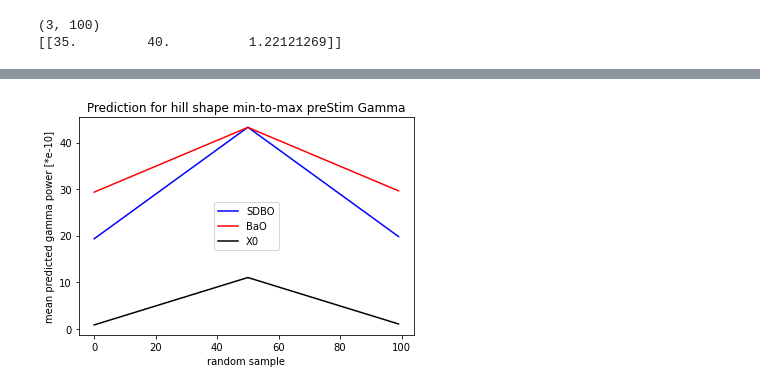
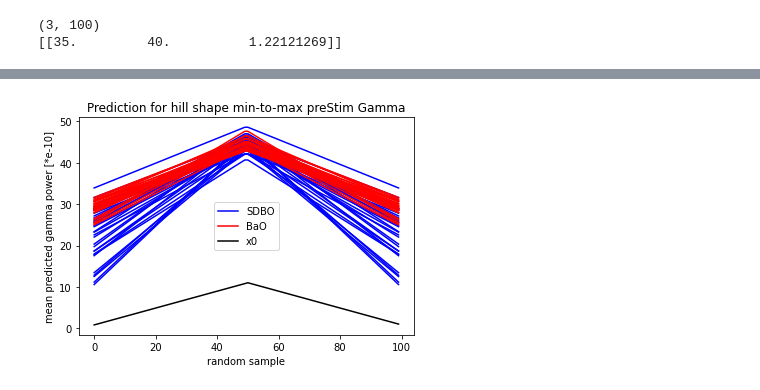
Before and after one commit to Simurgh818/NeuroGaussianProcess, a Jupyter notebook: state_dr_gp.ipynb, the cells around one changed output, grey strips where cells are left out. Cells and saved outputs as stored; diff of their text form; code cells hidden in the pictures.

Commit message:
sampling for SDBO and plotting updates

```diff
--- a/state_dr_gp.ipynb
+++ b/state_dr_gp.ipynb
@@ -199,13 +199,15 @@ Optimization status: Converged
 # %% [markdown]
 #### Sampling
 # %%
-posteriorTestY_BaO = np.empty((100, 1))
-simY_BaO = np.empty((100, 1))
-simMse_BaO = np.empty((100, 1))
+posteriorTestY_BaO = np.empty((100, 30))
+simY_BaO = np.empty((100, 30))
+simMse_BaO = np.empty((100, 30))
 
-for i in range(99):
-    # print(i)
-    posteriorTestY_BaO[i:i+2,0], simY_BaO[i:i+2, ], simMse_BaO[i:i+2,] = model.sample(testX_BaO, trained_model_BaO);
+for j in range(30):
+
+    for i in range(99):
+        # print(i)
+        posteriorTestY_BaO[i:i+2, j], simY_BaO[i:i+2, j:j+1], simMse_BaO[i:i+2, j:j+1] = model.sample(testX_BaO, trained_model_BaO);
 
 print("mean is: \n",simY_BaO[0],"\n\n Variance is: \n", simMse_BaO[0])
 # posteriorTestY
@@ -301,0 +342,7 @@ posteriorTestY_SDBO, simY_SDBO, simMse_SDBO = model.sample(testX, trained_model)
+# %%
+posteriorTestY_SDBO = np.empty((100, 30))
+simY_SDBO = np.empty((100, 30))
+simMse_SDBO = np.empty((100, 30))
+
+for j in range(30):
+    posteriorTestY_SDBO[:, j], simY_SDBO[:, j:j+1], simMse_SDBO[:, j:j+1] = model.sample(testX, trained_model);
@@ -317,9 +373,10 @@ mean is:
 # %%
-hill_posteriorTestY_SDBO = np.empty((100))
-min_posteriorTestY_SDBO = np.min(posteriorTestY_SDBO)
-max_posteriorTestY_SDBO = np.max(posteriorTestY_SDBO)
-step_size = (max_posteriorTestY_SDBO-min_posteriorTestY_SDBO)/50
-hill_posteriorTestY_SDBO[0:50] = np.arange(min_posteriorTestY_SDBO, max_posteriorTestY_SDBO, step_size)
-hill_posteriorTestY_SDBO[50:100] = np.arange(max_posteriorTestY_SDBO,min_posteriorTestY_SDBO, -step_size)
+hill_posteriorTestY_SDBO = np.empty((100,30))
+min_posteriorTestY_SDBO = np.min(posteriorTestY_SDBO, axis=0)
+max_posteriorTestY_SDBO = np.max(posteriorTestY_SDBO, axis=0)
+# step_size = (max_posteriorTestY_SDBO-min_posteriorTestY_SDBO)/50
+for i in range(30):
+    hill_posteriorTestY_SDBO[0:50, i] = np.linspace(min_posteriorTestY_SDBO[i], max_posteriorTestY_SDBO[i], 50)
+    hill_posteriorTestY_SDBO[50:100, i] = np.linspace(max_posteriorTestY_SDBO[i],min_posteriorTestY_SDBO[i], 50)
 print(hill_posteriorTestY_SDBO[0:3])
 # %% [output]
@@ -327,15 +398,18 @@ print(hill_posteriorTestY_SDBO[0:3])
 # %%
 # plt.plot(posteriorTestY)
-plt.plot(hill_posteriorTestY_SDBO, 'b-')
-plt.plot(hill_posteriorTestY_BaO, 'r-')
+fig, ax = plt.subplots()
+A = ax.plot(hill_posteriorTestY_SDBO, 'b-', label='SDBO')
+# plt.legend(['SDBO'])
+B = ax.plot(hill_posteriorTestY_BaO, 'r-', label='BaO')
+# plt.legend(['BaO'])
 # plt.plot(simY_SDBO[:, 0], 'b-')
 # plt.plot(simY_SDBO[:, 0] + simMse_SDBO[:, 0]** 0.5, 'c--')
 # plt.plot(simY_SDBO[:, 0] - simMse_SDBO[:, 0]** 0.5, 'c--')
-plt.plot(hill_sum_preStim_gamma, 'k-')
+C = ax.plot(hill_sum_preStim_gamma, 'k-', label='X0')
 plt.ylabel('mean predicted gamma power [*e-10]')
 plt.xlabel('random sample')
 plt.title('Prediction for hill shape min-to-max preStim Gamma')
-plt.legend(['SDBO', 'BaO', 'X0'])# 'Mean','+MSE', '-MSE',
+ax.legend([A[0], B[0], C[0]], ['SDBO', 'BaO', 'x0'])# 'Mean','+MSE', '-MSE',
 plt.show()
 # %% [output]
-[figure, old version]
+[figure, new version]
```
Also changed, not shown: parts of 11 cells of this notebook.
